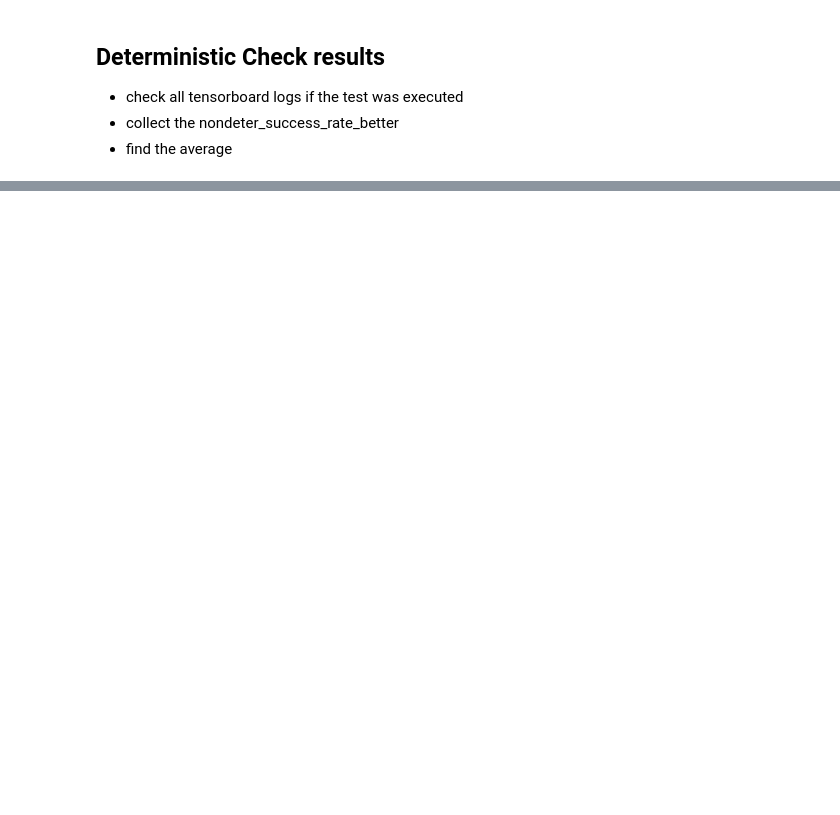
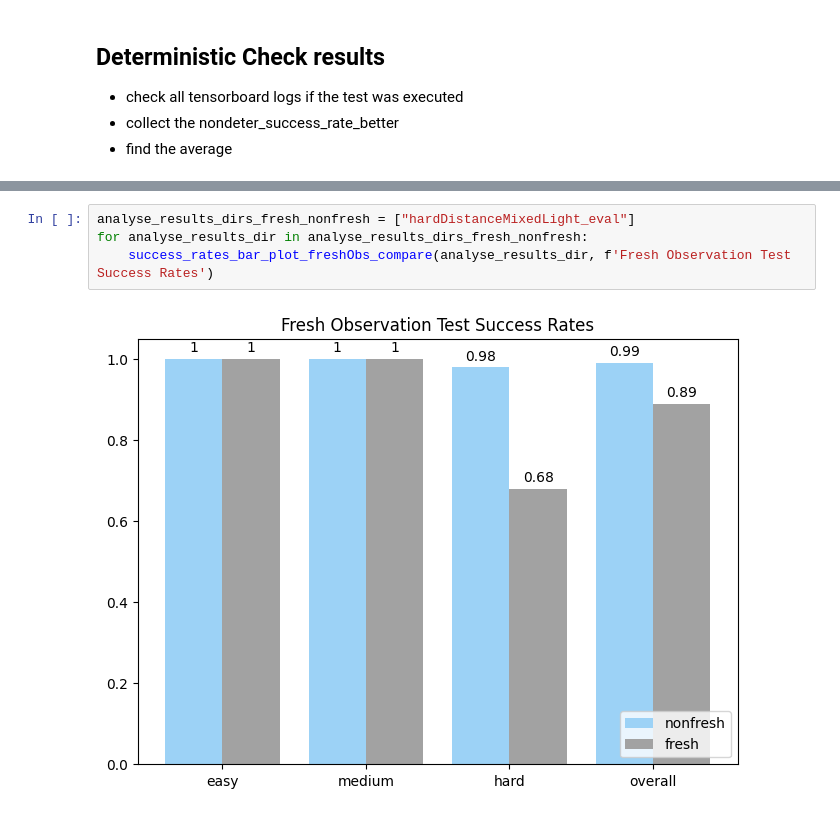
Before and after one commit to geschnee/carsim-rl-cnn, a Jupyter notebook: python/eval_and_replay_analysis.ipynb, the cells around one changed output, grey strips where cells are left out. Drawn from its saved outputs; the diff is of its cells as text; blank space fills up the shorter version.

```diff
--- a/python/eval_and_replay_analysis.ipynb
+++ b/python/eval_and_replay_analysis.ipynb
@@ -950,0 +1029,6 @@ min -0.07999999999999996, max 0.13
+# %%
+analyse_results_dirs_fresh_nonfresh = ["hardDistanceMixedLight_eval"]
+for analyse_results_dir in analyse_results_dirs_fresh_nonfresh:
+    success_rates_bar_plot_freshObs_compare(analyse_results_dir, f'Fresh Observation Test Success Rates')
+# %% [output]
+[figure, added]
```
Also changed, not shown: parts of 5 cells of this notebook, 1 other file.
